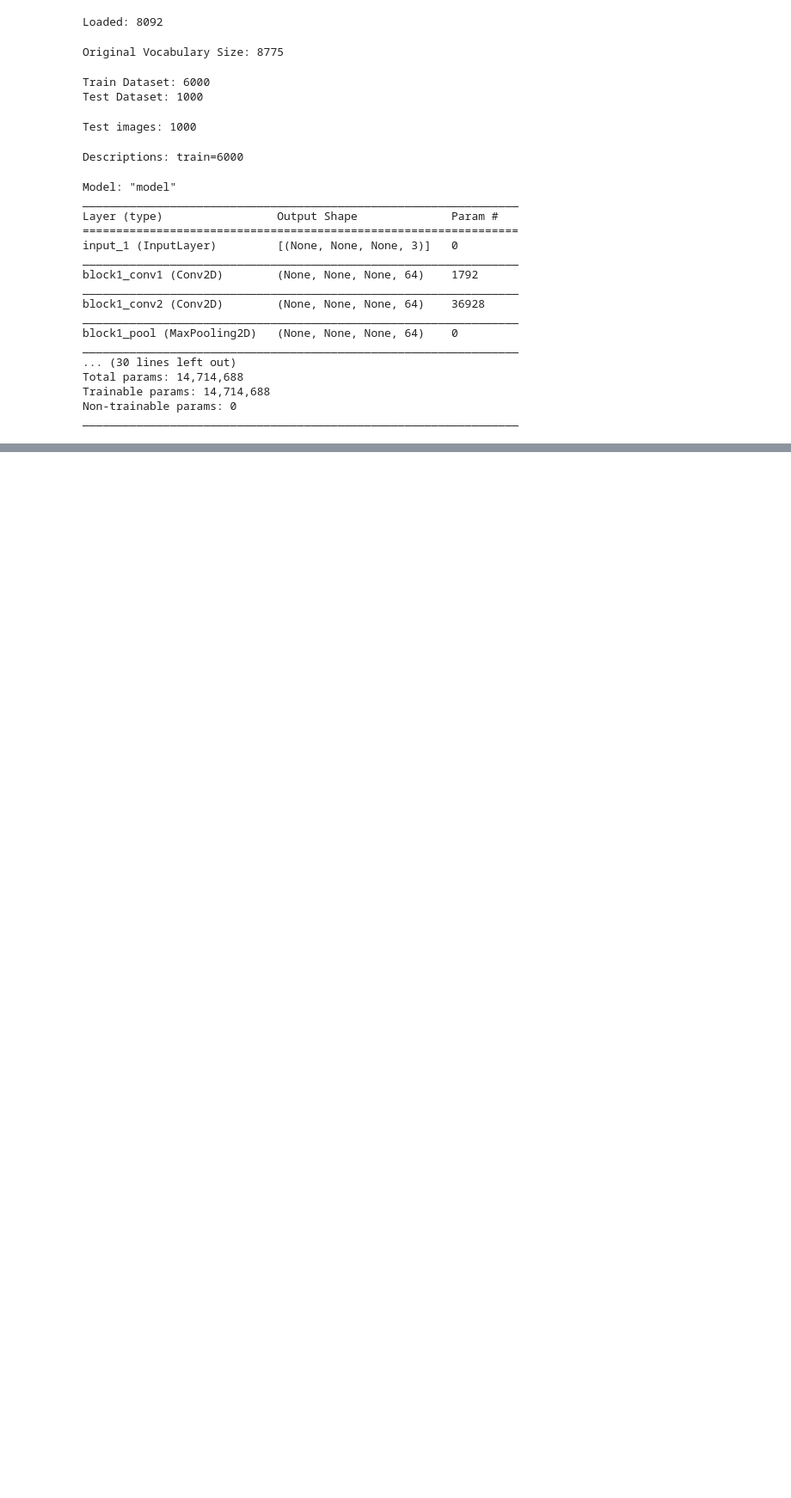
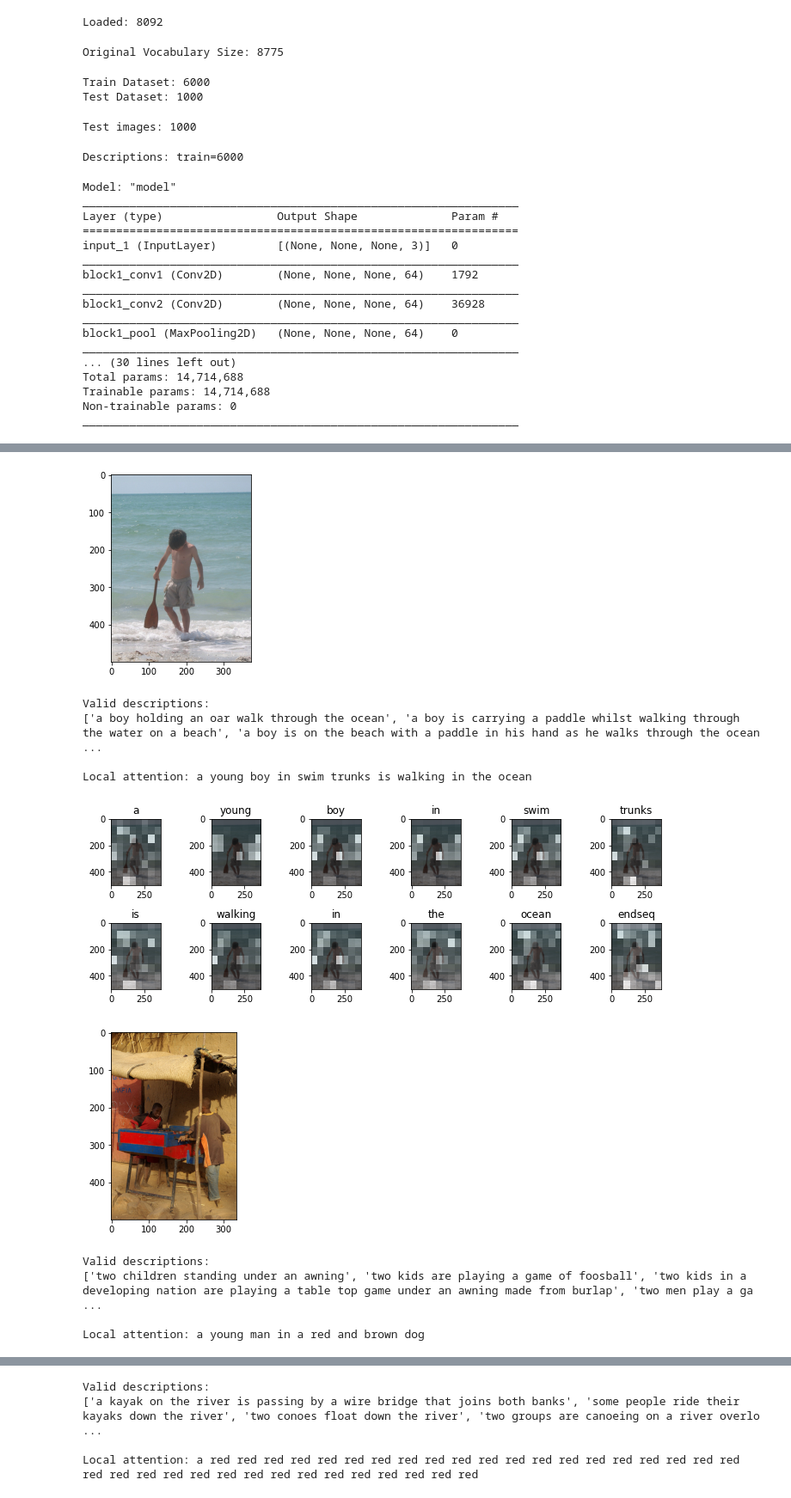
Before and after one commit to anvime/image-captioning, a Jupyter notebook: framework_local_attention.ipynb, the cells around one changed output, grey strips where cells are left out. Shown at 86% size. Cells and saved outputs as stored; diff of their text form; code cells hidden in the pictures; blank space fills up the shorter version.

Commit message:
Working local attention with framework

```diff
--- a/framework_local_attention.ipynb
+++ b/framework_local_attention.ipynb
@@ -613,6 +689,19 @@ def plot_attention(image, result, attention_plot):
 
    plt.tight_layout()
    plt.show()
+# %%
+def final_prediction(result):
+    #remove "<unk>" in result
+    for i in result:
+        if i=="<unk>":
+            result.remove(i)
+
+
+    #remove endseq from result
+    result_join = ' '.join(result)
+    result_final = result_join.rsplit(" ", 1)[0]
+
+    return result_final
 # %%
 ### end of local attention
 # %%
@@ -640,16 +731,28 @@ print('preprocessed words %d -> %d' % (len(word_counts), len(vocab)))
 # %%
 #### Results
 for i in range(0,5):
     pic = test_img[i]
     x = np.array(Image.open(pic))
     #get image name from image path
-    img_name = pic.split('\\')[1].split('.')[0]
+    img_name = pic.split('/')[2].split('.')[0]
     plt.imshow(x)
     plt.show()
     print("\nValid descriptions:")
     print(descriptions[img_name])
 
-    result, result_final, attention_plot = evaluate(pic)
+    result, attention_plot = evaluate(pic)
 
-    print("\nLocal attention:", result_final)
+    print("\nLocal attention:", final_prediction(result))
     plot_attention(pic, result, attention_plot)
+# %% [output]
+[figure, added]
+Valid descriptions:
+['a boy holding an oar walk through the ocean', 'a boy is carrying a paddle whilst walking through the water on a beach', 'a boy is on the beach with a paddle in his hand as he walks through the ocean ...
+
+Local attention: a young boy in swim trunks is walking in the ocean
+[figure, added]
+[figure, added]
+Valid descriptions:
+['two children standing under an awning', 'two kids are playing a game of foosball', 'two kids in a developing nation are playing a table top game under an awning made from burlap', 'two men play a ga ...
+
+Local attention: a young man in a red and brown dog
@@ -655,0 +761,4 @@ for i in range(0,5):
+Valid descriptions:
+['a kayak on the river is passing by a wire bridge that joins both banks', 'some people ride their kayaks down the river', 'two conoes float down the river', 'two groups are canoeing on a river overlo ...
+
+Local attention: a red red red red red red red red red red red red red red red red red red red red red red red red red red red red red red red red red red red
```
Also changed, not shown: parts of 18 cells of this notebook, 1 other file.
